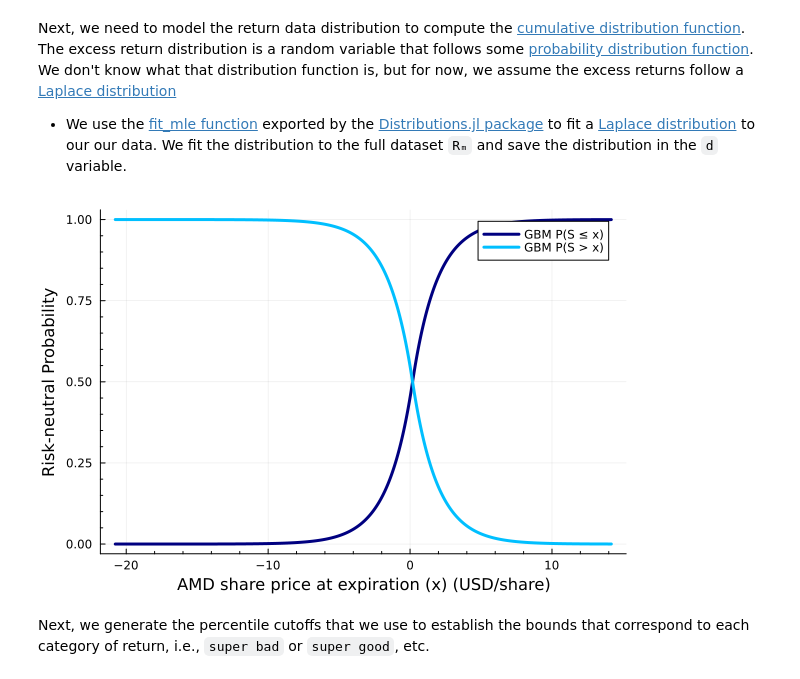
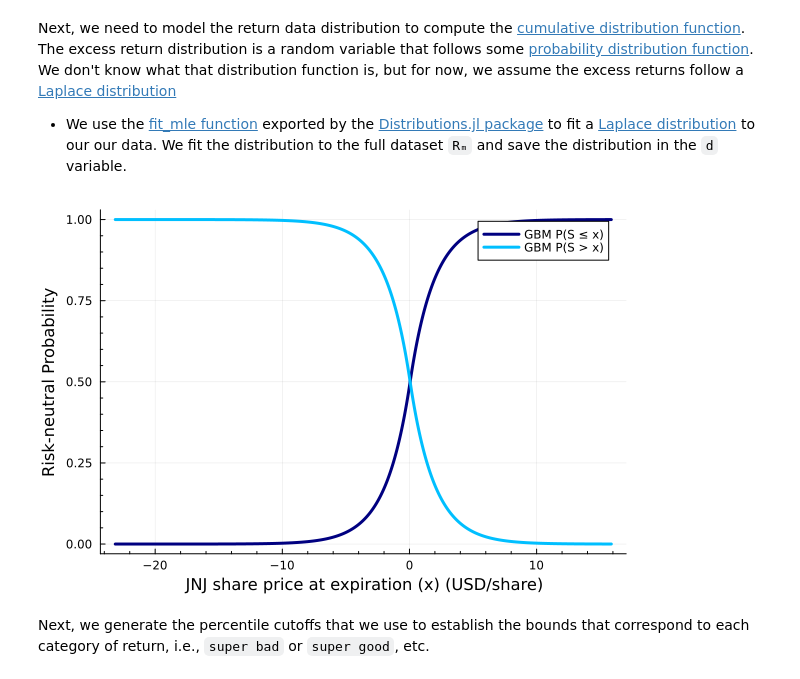
Before and after one commit to varnerlab/CHEME-5660-CourseRepository-Fall-2024, a Jupyter notebook: lectures/week-13/L13a/CHEME-5660-L13a-HMM-SPY-IS-Fall-2024-WorkedExample.ipynb, the cells around one changed output. Cells and saved outputs as stored; diff of their text form; code cells hidden in the pictures.

```diff
--- a/lectures/week-13/L13a/CHEME-5660-L13a-HMM-SPY-IS-Fall-2024-WorkedExample.ipynb
+++ b/lectures/week-13/L13a/CHEME-5660-L13a-HMM-SPY-IS-Fall-2024-WorkedExample.ipynb
@@ -32,7 +32,7 @@ We gathered a daily open-high-low-close `dataset` for each firm in the [S&P500](
 ### Set parameters and constants
 # %%
 risk_free_rate = 0.0421; # 17-Jun-2024 10-year treasury
-ticker = "SPY";
+ticker = "JNJ"; # select a ticker
 # %% [markdown]
 ### Load and clean the historical data
 # %% [markdown]
@@ -108,27 +108,27 @@ d = fit_mle(Laplace, Rᵢ); # use the *full* data set to establish the cutoff's
 # %%
 let
 
     # regions of return -
     number_of_samples = 1000;
     minimum_obs_growth = minimum(in_sample_dataset);
     maximum_obs_growth = maximum(in_sample_dataset);
     RA = range(minimum_obs_growth,stop = maximum_obs_growth, length = number_of_samples) |> collect;
 
     X = Array{Float64,2}(undef, number_of_samples,2);
     for i ∈ eachindex(RA)
 
         X[i,1] = RA[i];
         X[i,2] = cdf(d, RA[i]);
     end
 
     plot(X[:,1], X[:,2], lw=3, c=:navy, label="GBM P(S ≤ x)", xminorticks=5, yminorticks=5)
     plot!(X[:,1], 1 .- X[:,2], lw=3, c=:deepskyblue1, label="GBM P(S > x)")
 
-    xlabel!("AMD share price at expiration (x) (USD/share)", fontsize=18);
+    xlabel!("$(ticker) share price at expiration (x) (USD/share)", fontsize=18);
     ylabel!("Risk-neutral Probability", fontsize=18);
 end
 # %% [output]
-[figure, old version]
+[figure, new version]
 # %% [markdown]
 Next, we generate the percentile cutoffs that we use to establish the bounds that correspond to each category of return, i.e., `super bad` or `super good`, etc.
 # %%
```
Also changed, not shown: parts of 17 cells of this notebook, 4 other files.
